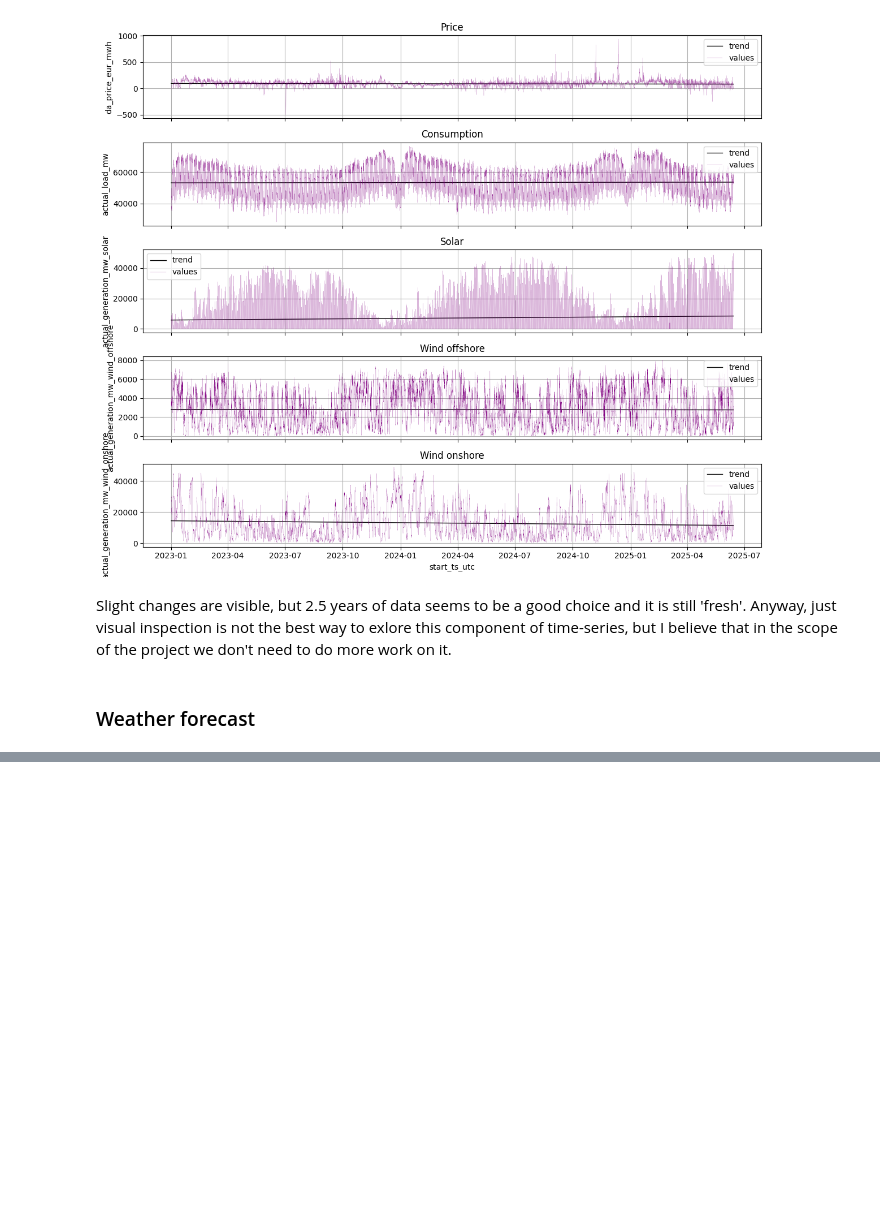
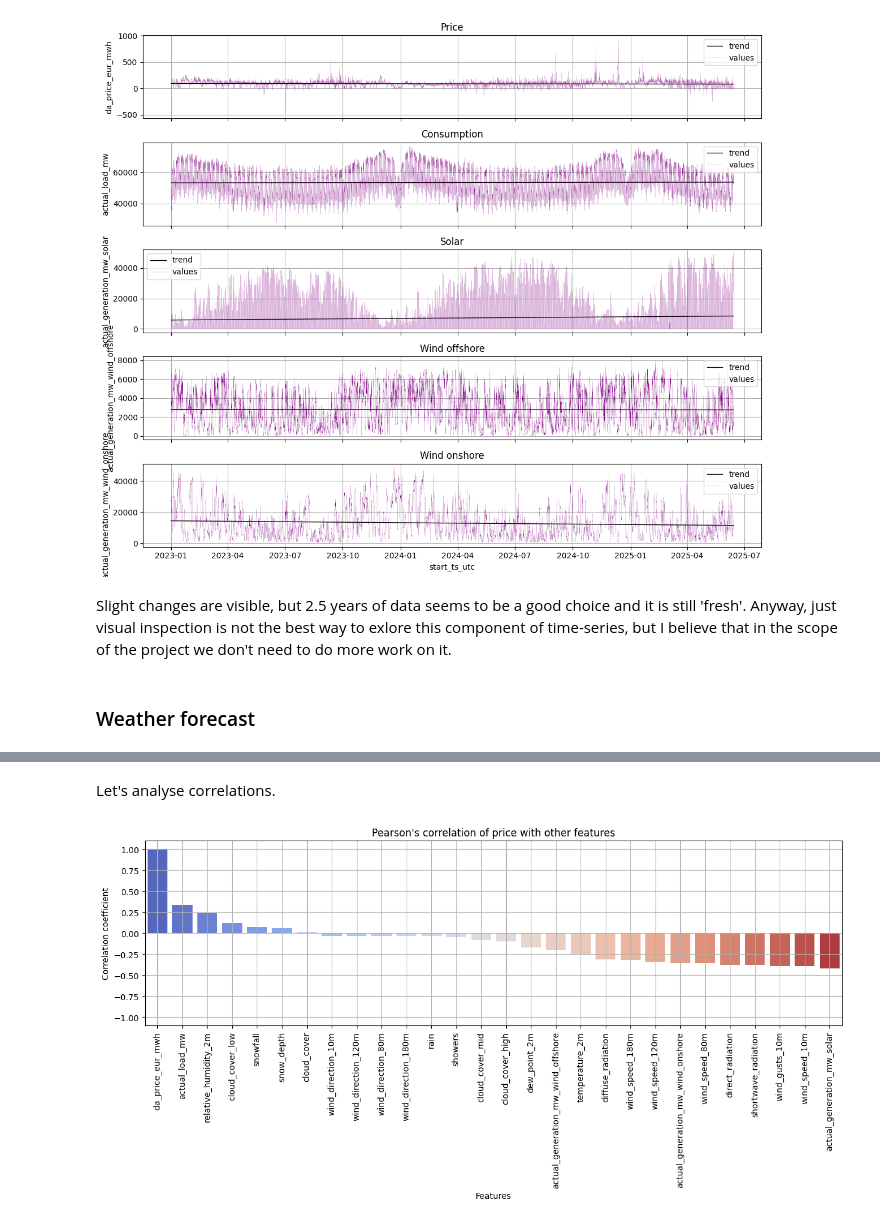
Before and after one commit to komyak9/Deep-Learning-for-Time-Series, a Jupyter notebook: notebooks/01_data_exploration.ipynb, the cells around one changed output, grey strips where cells are left out. Saved outputs shown, nothing was run; the diff lists cells and outputs as text; code cells hidden in the pictures; blank space fills up the shorter version.

```diff
--- a/notebooks/01_data_exploration.ipynb
+++ b/notebooks/01_data_exploration.ipynb
@@ -414,0 +565,15 @@ Slight changes are visible, but 2.5 years of data seems to be a good choice and
+# %%
+north_cities = ["Kiel", "Hamburg"]
+core_col_names = ["datetime_utc"]
+wind_col_names = core_col_names + [col for col in weather_data.columns if "wind" in col]
+exception_col_names = ["longitude", "latitude"]
+other_col_names = core_col_names + [col for col in weather_data.select_dtypes(include='number').columns if col not in exception_col_names and "wind" not in col]
+
+weather_data_aggr = weather_data[weather_data.city.isin(north_cities)][wind_col_names].groupby(["datetime_utc"]).mean()
+weather_data_aggr = pd.merge(
+    weather_data_aggr,
+    weather_data[~weather_data.city.isin(north_cities)][other_col_names].groupby(["datetime_utc"]).mean(),
+    on="datetime_utc",
+    how="inner"
+).reset_index()
+weather_data_aggr.head(2)
@@ -414,0 +587,4 @@ Slight changes are visible, but 2.5 years of data seems to be a good choice and
+# %%
+merged_data = merged_data.set_index(["start_ts_utc"]).resample("1H").mean().reset_index()   # mean because of MW; prices are hourly and just repeated within hourly intervals
+merged_data["end_ts_utc"] = merged_data["start_ts_utc"] + pd.Timedelta(hours=1)
+merged_data.head(2)
@@ -414,0 +597,7 @@ Slight changes are visible, but 2.5 years of data seems to be a good choice and
+# %%
+dataset = merged_data.merge(
+    weather_data_aggr.rename(columns={"datetime_utc": "start_ts_utc"}),
+    on="start_ts_utc",
+    how="left"
+).dropna()
+dataset.head(2)
@@ -414,0 +609,20 @@ Slight changes are visible, but 2.5 years of data seems to be a good choice and
+# %% [markdown]
+Let's analyse correlations.
+# %%
+corr_matrix = dataset.select_dtypes(include='number').corr()
+corr_price = corr_matrix["da_price_eur_mwh"].sort_values(ascending=False)
+plt.figure(figsize=(15, 4))
+sns.barplot(
+    x=corr_price.index,
+    y=corr_price.values,
+    palette="coolwarm"
+)
+plt.xticks(rotation=90)
+plt.ylim(-1.1, 1.1)
+plt.grid()
+plt.xlabel("Features")
+plt.ylabel("Correlation coefficient")
+plt.title(f"Pearson's correlation of price with other features")
+plt.show()
+# %% [output]
+[figure, added]
```
Also changed, not shown: parts of 28 cells of this notebook, 3 other files.
